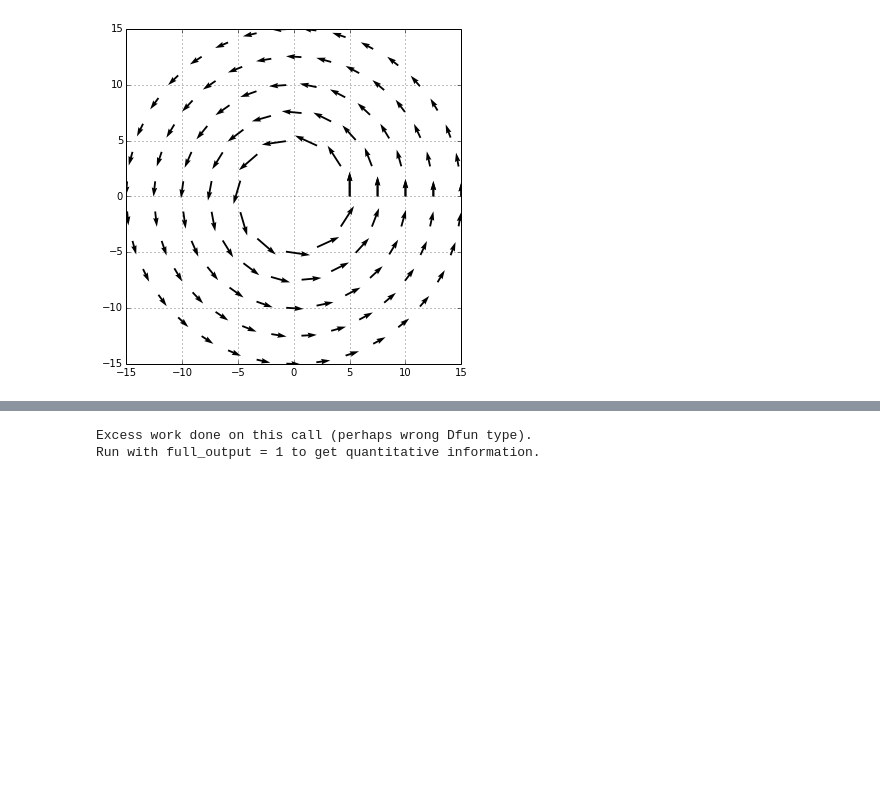
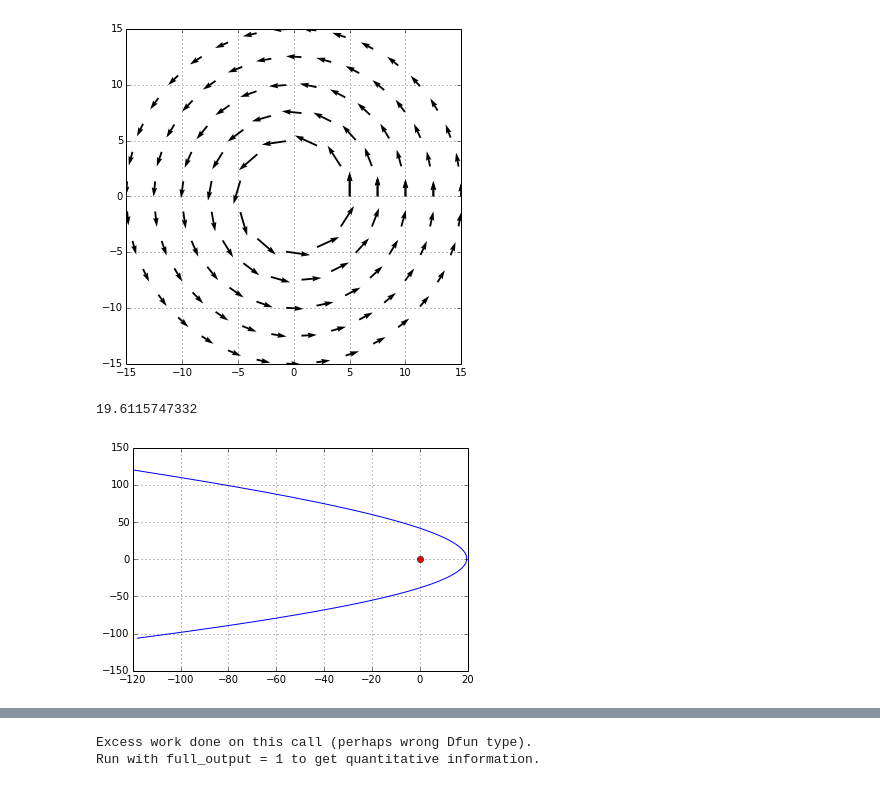
Before and after one commit to jpelgrif/PHYS202-S14, a Jupyter notebook: Project/Project.ipynb, the cells around one changed output, grey strips where cells are left out. Cells and saved outputs as stored; diff of their text form; code cells hidden in the pictures; blank space fills up the shorter version.

```diff
--- a/Project/Project.ipynb
+++ b/Project/Project.ipynb
@@ -74,12 +65,12 @@ def deriv_xy(current,t,Rx,Ry):
     return np.array([dx,dy,dvx,dvy])
 
 def deriv_R(current,t):
-    gamma = 4.493370168 * 10**-24 ## 4.302 * 10**-6 ## kpc/(solar masses) * (km/s)^2 - from wikipedia
+    gamma = 4.494e-8 ## kpc^3 * (solar masses)^-1 * (10^8 years)^-2 ##4.493370168 * 10**-5 ## kpc^3 / (solar masses) * (years^2) ## 4.302 * 10**-6 ## kpc/(solar masses) * (km/s)^2 - from wikipedia
     M = S = 10**11 ##solar masses
 
     Rx = current[0]
     Ry = current[1]
-    R = sqrt(Rx**2+Ry**2)
+    R  = sqrt(Rx**2+Ry**2)
     vRx = current[2]
     vRy = current[3]
 
@@ -89,3 +80,26 @@ def deriv_R(current,t):
     dvRy = -gamma * ((M+S) / R**3)*Ry
 
     return np.array([dRx,dRy,dvRx,dvRy])
+# %%
+t = np.arange(0,23.1,.1)
+
+Rx0 = -120
+Ry0 = 120
+vRx0 = 10
+vRy0 = -5
+
+R_init = np.array([Rx0,Ry0,vRx0,vRy0])
+R = odeint(deriv_R,R_init,t)
+
+Rx = R[:,0]; Ry = R[:,1]
+Rvx = R[:,2]; Rvy = R[:,3]
+
+print max(Rx)
+plt.plot(Rx,Ry)
+plt.plot(0,0,'ro')
+
+plt.grid()
+plt.show()
+# %% [output]
+19.6115747332
+[figure, added]
```
Also changed, not shown: parts of 9 cells of this notebook.
